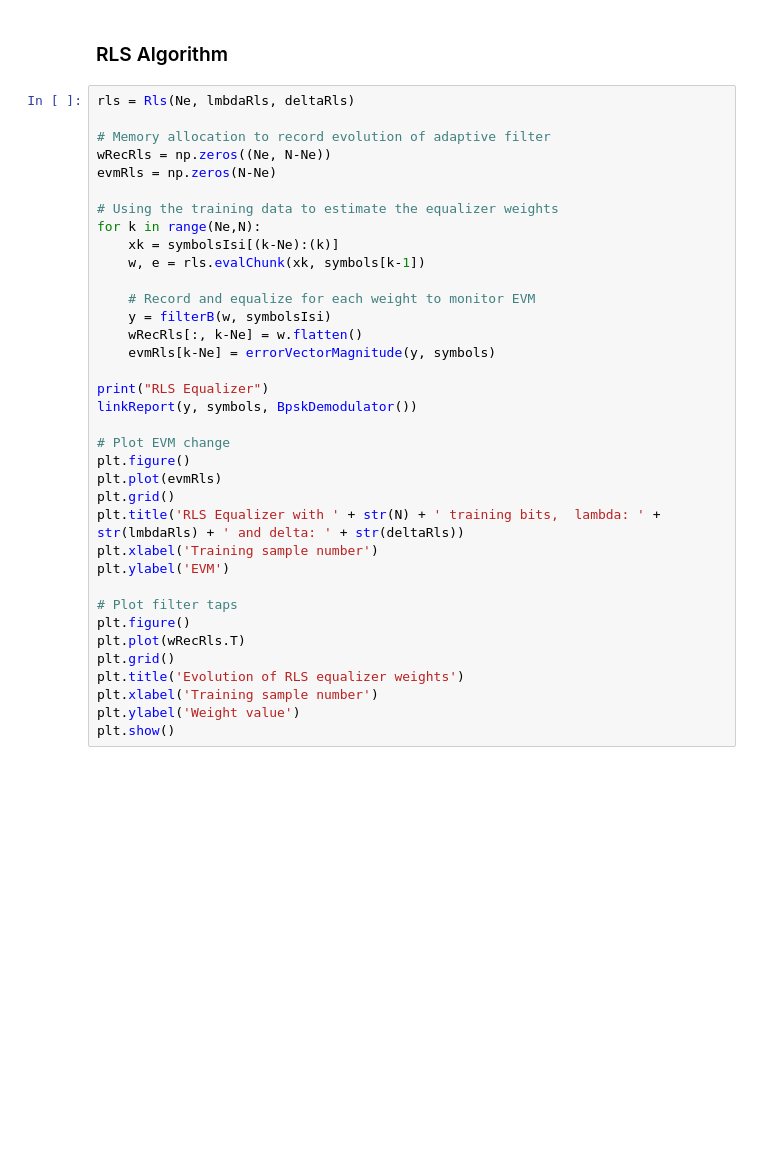
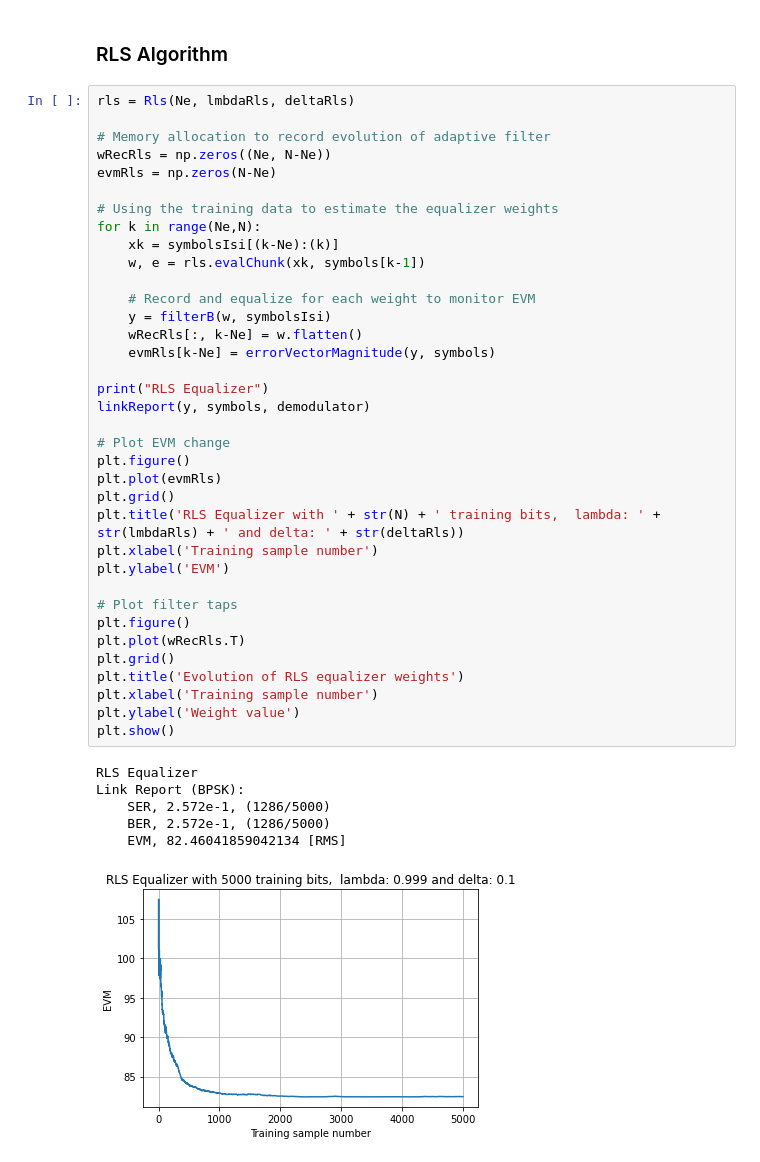
Before and after one commit to huzeyfe-erkek/comm, a Jupyter notebook: examples/equalizers/equalizer_comparison.ipynb, the cells around one changed output. Drawn from its saved outputs; the diff is of its cells as text; blank space fills up the shorter version.

```diff
--- a/examples/equalizers/equalizer_comparison.ipynb
+++ b/examples/equalizers/equalizer_comparison.ipynb
@@ -202,31 +270,38 @@ wRecRls = np.zeros((Ne, N-Ne))
 evmRls = np.zeros(N-Ne)
 
 # Using the training data to estimate the equalizer weights
 for k in range(Ne,N):
     xk = symbolsIsi[(k-Ne):(k)]
     w, e = rls.evalChunk(xk, symbols[k-1])
 
     # Record and equalize for each weight to monitor EVM
     y = filterB(w, symbolsIsi)
     wRecRls[:, k-Ne] = w.flatten()
     evmRls[k-Ne] = errorVectorMagnitude(y, symbols)
 
 print("RLS Equalizer")
-linkReport(y, symbols, BpskDemodulator())
+linkReport(y, symbols, demodulator)
 
 # Plot EVM change
 plt.figure()
 plt.plot(evmRls)
 plt.grid()
 plt.title('RLS Equalizer with ' + str(N) + ' training bits,  lambda: ' + str(lmbdaRls) + ' and delta: ' + str(deltaRls))
 plt.xlabel('Training sample number')
 plt.ylabel('EVM')
 
 # Plot filter taps
 plt.figure()
 plt.plot(wRecRls.T)
 plt.grid()
 plt.title('Evolution of RLS equalizer weights')
 plt.xlabel('Training sample number')
 plt.ylabel('Weight value')
 plt.show()
+# %% [output]
+RLS Equalizer
+Link Report (BPSK):
+    SER, 2.572e-1, (1286/5000)
+    BER, 2.572e-1, (1286/5000)
+    EVM, 82.46041859042134 [RMS]
+[figure, added]
```
Also changed, not shown: parts of 25 cells of this notebook, 6 other files.
